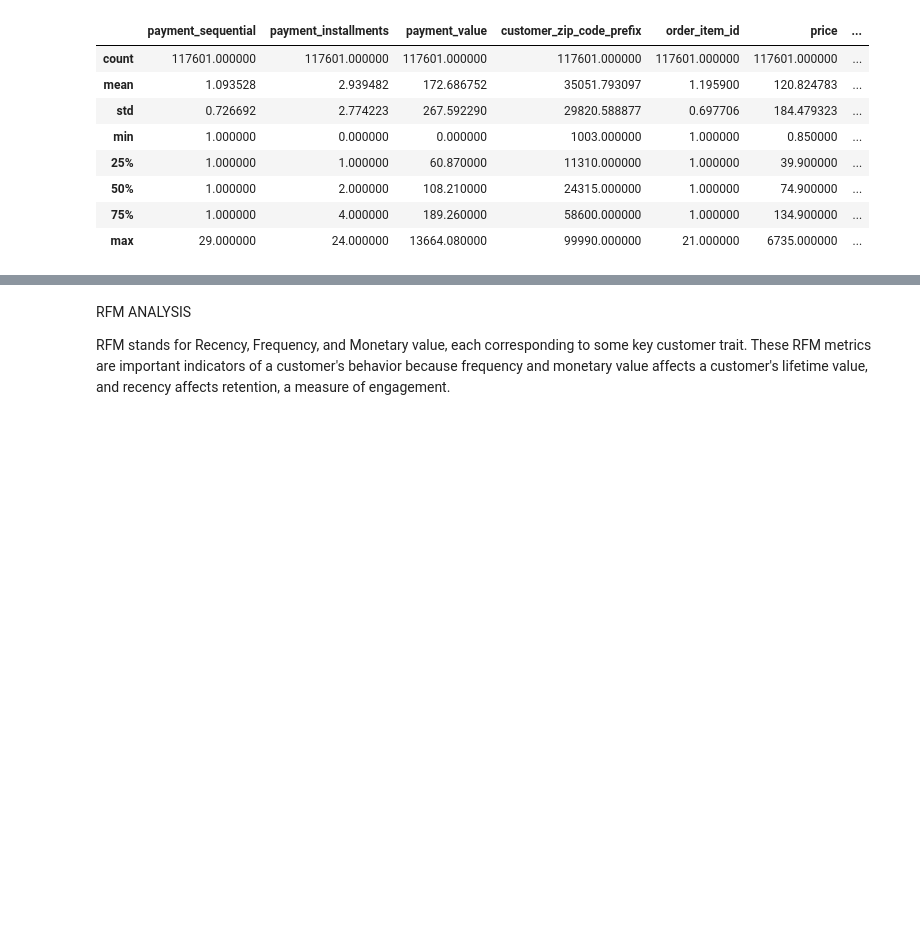
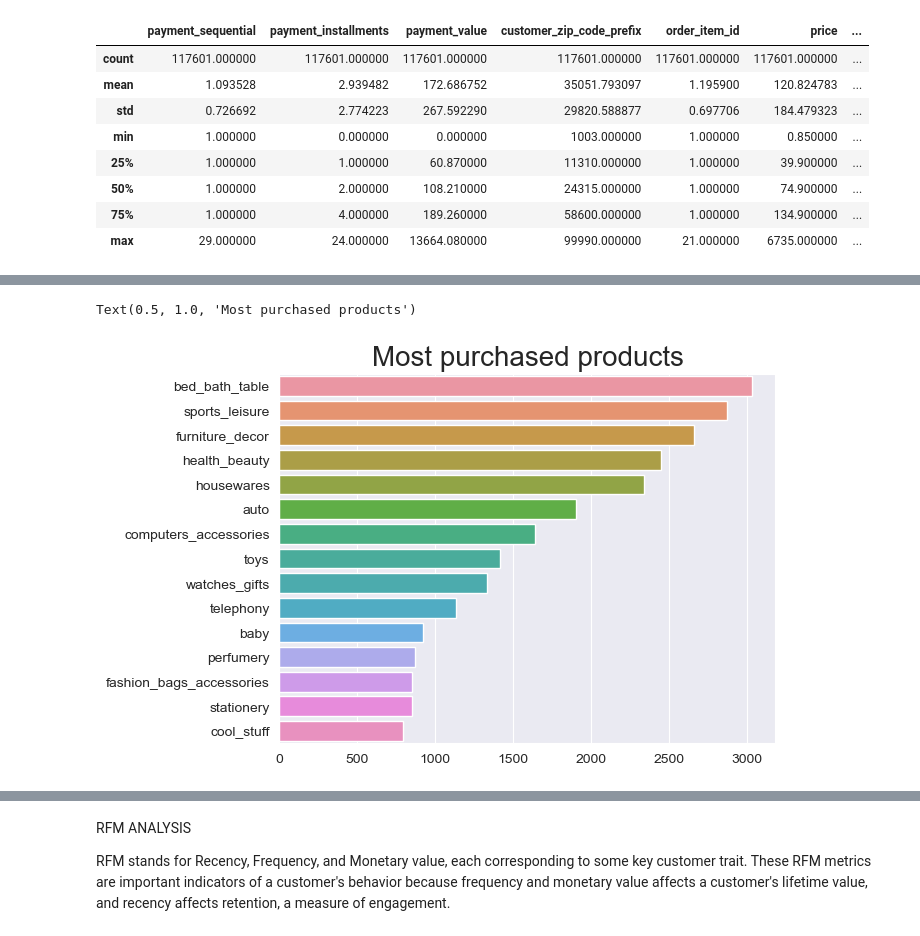
Before and after one commit to onangeko/redstring, a Jupyter notebook: client_analysis_rfm_clustering.ipynb, the cells around one changed output, grey strips where cells are left out. Drawn from its saved outputs; the diff is of its cells as text; code cells hidden in the pictures; blank space fills up the shorter version.

```diff
--- a/client_analysis_rfm_clustering.ipynb
+++ b/client_analysis_rfm_clustering.ipynb
@@ -119,3 +169,6 @@ df.head()
 | 3 | 53cdb2fc8bc7dce0b6741e2150273451 | b0830fb4747a6c6d20dea0b8c802d7ef | delivered | 2018-07-24 20:41:37 | 2018-07-26 03:24:27 | 2018-07-26 14:31:00 | ... |
 | 4 | 47770eb9100c2d0c44946d9cf07ec65d | 41ce2a54c0b03bf3443c3d931a367089 | delivered | 2018-08-08 08:38:49 | 2018-08-08 08:55:23 | 2018-08-08 13:50:00 | ... |
 5 rows × 22 columns
+# %%
+products = products.merge(products_translate,on='product_category_name')
+products
@@ -134,0 +213,7 @@ df.describe()
+# %%
+most_purchased = products["product_category_name_english"].value_counts().sort_values(ascending=False)[:15]
+sns.barplot(y=most_purchased.index, x=most_purchased.values)
+plt.title('Most purchased products',fontsize=20)
+# %% [output]
+Text(0.5, 1.0, 'Most purchased products')
+[figure, added]
```
Also changed, not shown: parts of 28 cells of this notebook, 1 other file.
